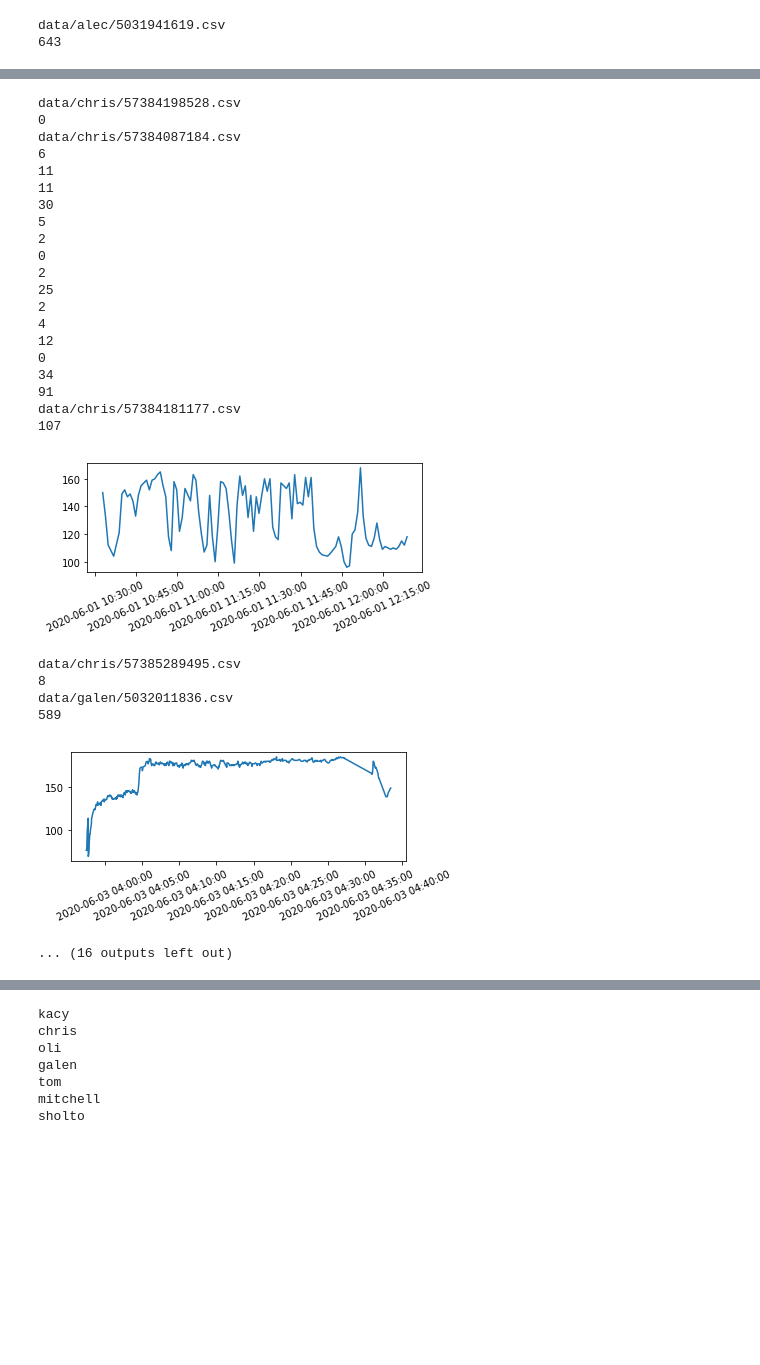
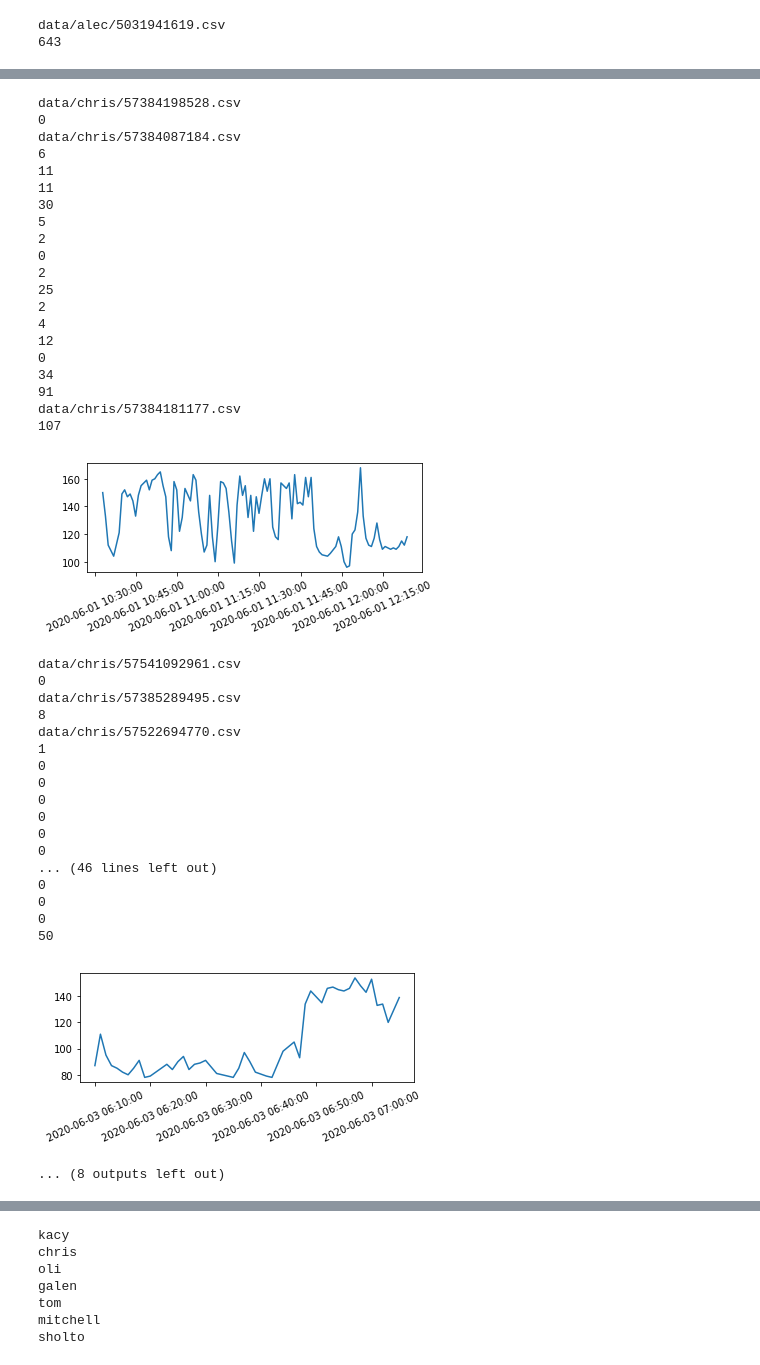
Before and after one commit to sholtodouglas/heartRateChallenge, a Jupyter notebook: parsing.ipynb, the cells around one changed output, grey strips where cells are left out. Saved outputs shown, nothing was run; the diff lists cells and outputs as text; code cells hidden in the pictures; blank space fills up the shorter version.

```diff
--- a/parsing.ipynb
+++ b/parsing.ipynb
@@ -196,7 +196,7 @@ class friend:
     def __str__(self):
         return str(self.__class__) + ": " + str(self.__dict__)
 # %%
-friends = [friend('alec', 58), friend('kacy', 47), friend('chris', 60), friend('oli', 48), friend('mia', 56), friend('sholto', 56), friend('galen', 57)]
+friends = [friend('alec', 58), friend('kacy', 47), friend('chris', 62.5), friend('oli', 48), friend('mia', 56), friend('sholto', 56), friend('galen', 57)]
 
 files = glob.glob("data/**/*") # = os.listdir(os.getcwd()+'/data')
 
@@ -213,7 +213,7 @@ for c in csv_files:
 
         for i, df in enumerate(l_of_dfs):
             print(len(df))
-            if len(df) > 0 and (130 < df['heart_rate']).any():
+            if len(df) > 0 and (120 < df['heart_rate']).any():
                 plot(df, filename+str(i))
                 for f in friends:
                     if f.name in filename:
@@ -232,37 +232,50 @@ data/alec/5031941619.csv
 [figure]
 data/chris/57384080081.csv
 25
 data/chris/57384097266.csv
 41
 363
 [figure]
 data/chris/57384198528.csv
 0
 data/chris/57384087184.csv
 6
 11
 11
 30
 5
 2
 0
 2
 25
 2
 4
 12
 0
 34
 91
 data/chris/57384181177.csv
 107
 [figure]
+data/chris/57541092961.csv
+0
 data/chris/57385289495.csv
 8
-data/galen/5032011836.csv
-589
+data/chris/57522694770.csv
+1
+0
+0
+0
+0
+0
+0
+... (46 lines left out)
+0
+0
+0
+50
-[figure, old version]
+[figure, new version]
-... (16 outputs left out)
+... (8 outputs left out)
 # %%
 from tempfile import mkstemp
 from shutil import move, copymode
```
Also changed, not shown: parts of 2 cells of this notebook, 11 other files.
